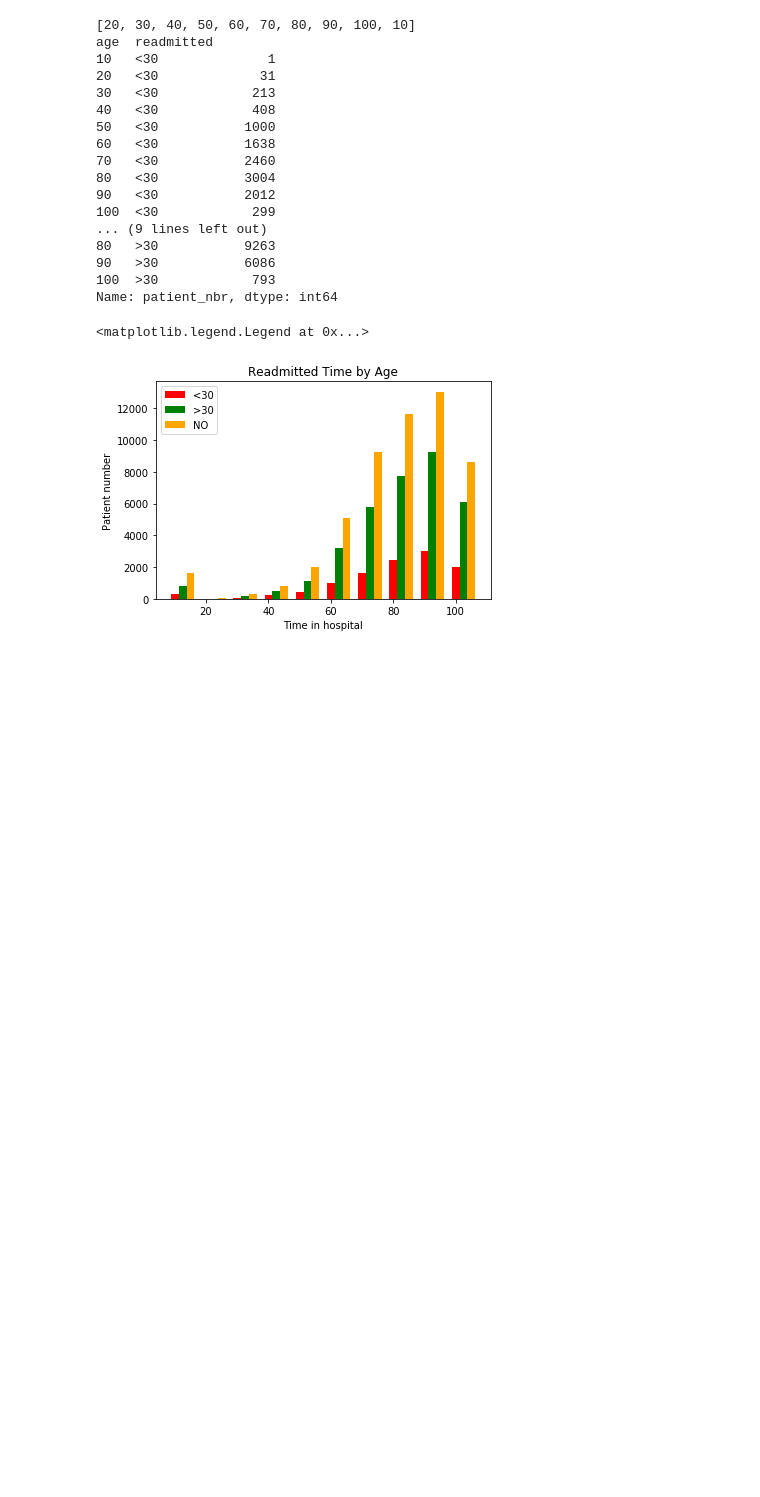
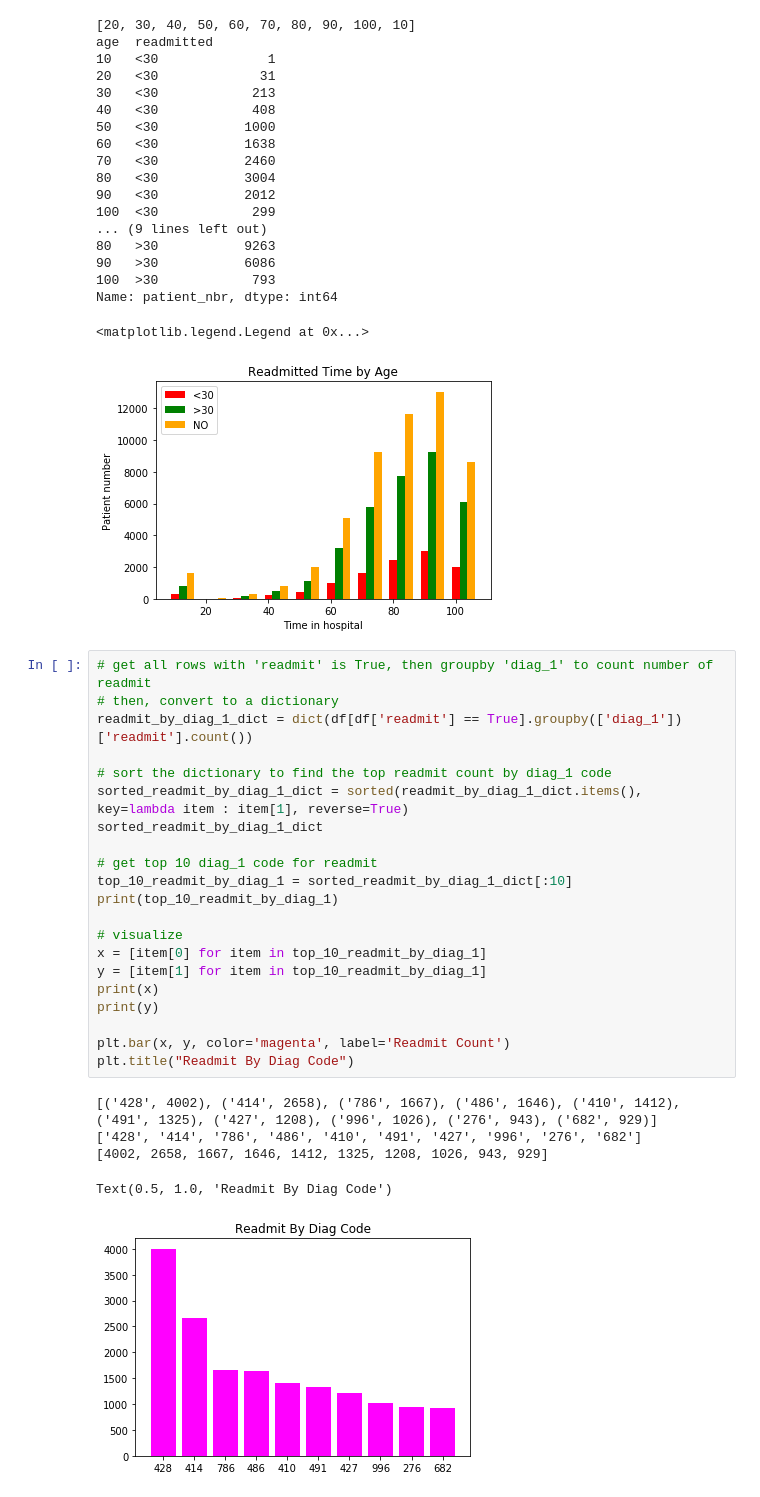
Before and after one commit to MaiaNgo/ds-project-01, a Jupyter notebook: maia/cleaning_data_and_visualization.ipynb, the cells around one changed output. Drawn from its saved outputs; the diff is of its cells as text; blank space fills up the shorter version.

```diff
--- a/maia/cleaning_data_and_visualization.ipynb
+++ b/maia/cleaning_data_and_visualization.ipynb
@@ -528,3 +536,30 @@ age  readmitted
 Name: patient_nbr, dtype: int64
 <matplotlib.legend.Legend at 0x...>
 [figure]
+# %%
+# get all rows with 'readmit' is True, then groupby 'diag_1' to count number of readmit
+# then, convert to a dictionary
+readmit_by_diag_1_dict = dict(df[df['readmit'] == True].groupby(['diag_1'])['readmit'].count())
+
+# sort the dictionary to find the top readmit count by diag_1 code
+sorted_readmit_by_diag_1_dict = sorted(readmit_by_diag_1_dict.items(), key=lambda item : item[1], reverse=True)
+sorted_readmit_by_diag_1_dict
+
+# get top 10 diag_1 code for readmit
+top_10_readmit_by_diag_1 = sorted_readmit_by_diag_1_dict[:10]
+print(top_10_readmit_by_diag_1)
+
+# visualize
+x = [item[0] for item in top_10_readmit_by_diag_1]
+y = [item[1] for item in top_10_readmit_by_diag_1]
+print(x)
+print(y)
+
+plt.bar(x, y, color='magenta', label='Readmit Count')
+plt.title("Readmit By Diag Code")
+# %% [output]
+[('428', 4002), ('414', 2658), ('786', 1667), ('486', 1646), ('410', 1412), ('491', 1325), ('427', 1208), ('996', 1026), ('276', 943), ('682', 929)]
+['428', '414', '786', '486', '410', '491', '427', '996', '276', '682']
+[4002, 2658, 1667, 1646, 1412, 1325, 1208, 1026, 943, 929]
+Text(0.5, 1.0, 'Readmit By Diag Code')
+[figure, added]
```
Also changed, not shown: parts of 6 cells of this notebook, 1 other file.
